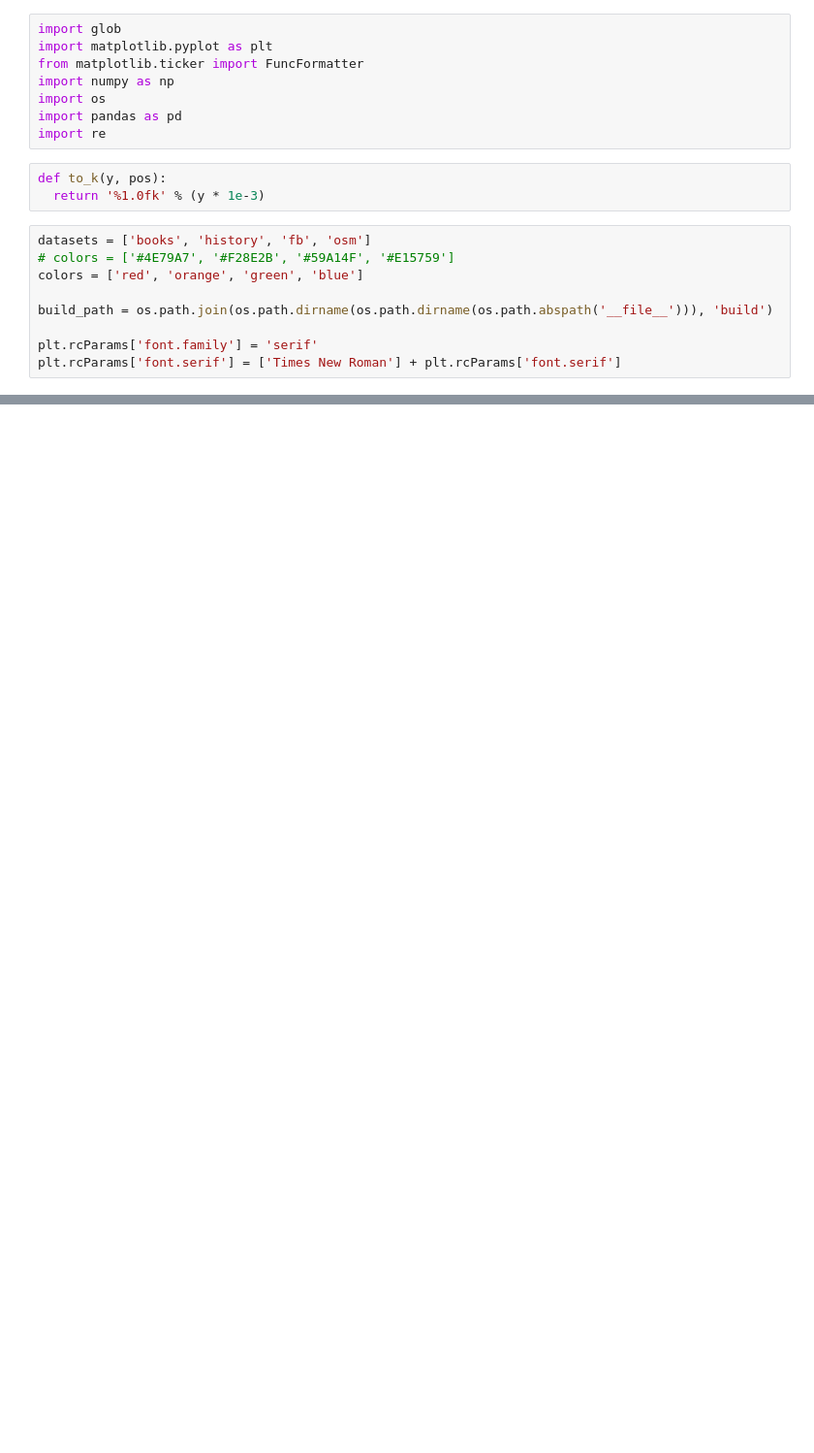
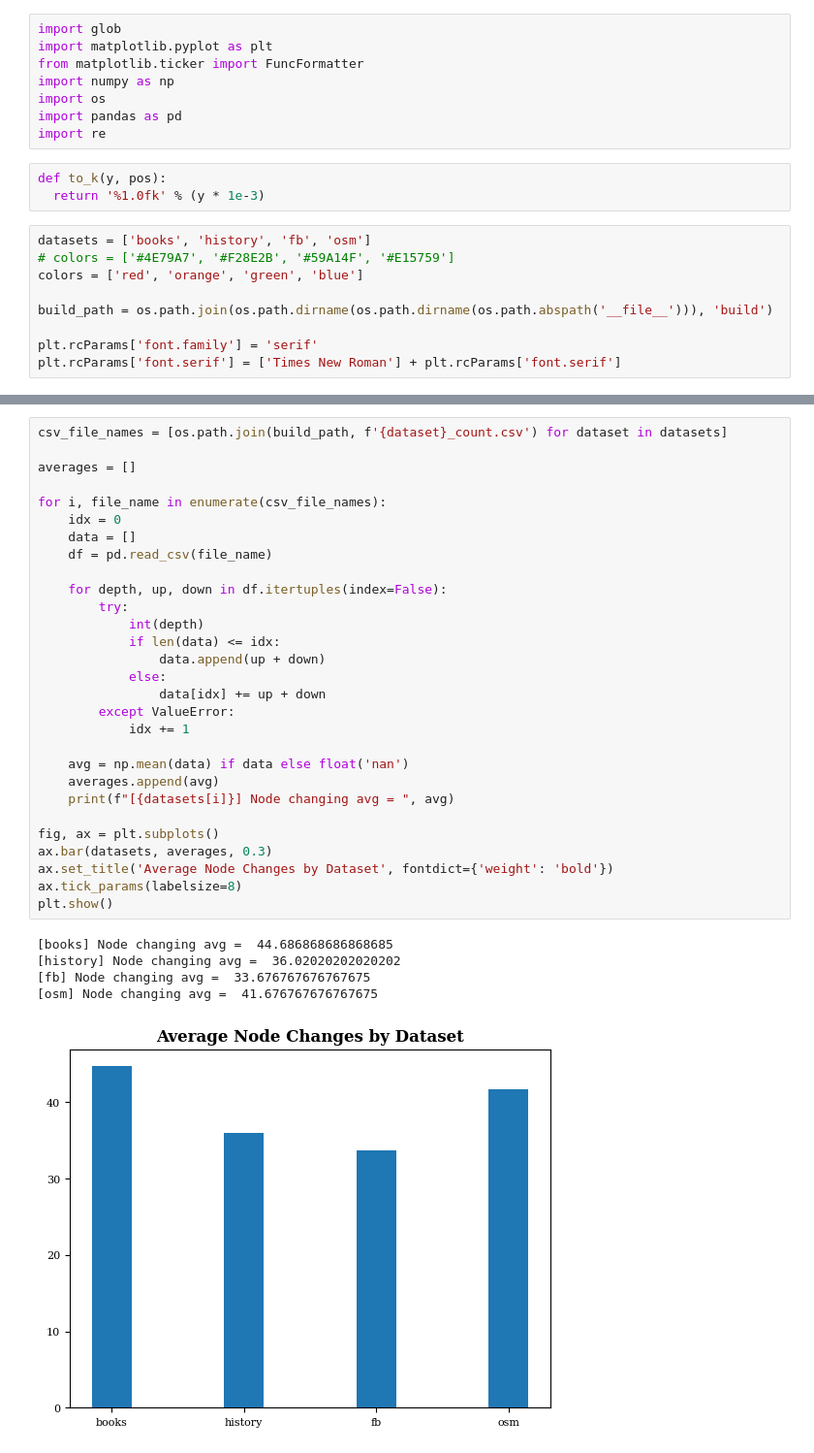
Before and after one commit to neokkk/GRE, a Jupyter notebook: scripts/cdf.ipynb, the cells around one changed output, grey strips where cells are left out. Shown: that part at 97% size. Cells and saved outputs as stored; diff of their text form; blank space fills up the shorter version.

```diff
--- a/scripts/cdf.ipynb
+++ b/scripts/cdf.ipynb
@@ -147,0 +153,35 @@ plt.show()
+# %%
+csv_file_names = [os.path.join(build_path, f'{dataset}_count.csv') for dataset in datasets]
+
+averages = []
+
+for i, file_name in enumerate(csv_file_names):
+    idx = 0
+    data = []
+    df = pd.read_csv(file_name)
+
+    for depth, up, down in df.itertuples(index=False):
+        try:
+            int(depth)
+            if len(data) <= idx:
+                data.append(up + down)
+            else:
+                data[idx] += up + down
+        except ValueError:
+            idx += 1
+
+    avg = np.mean(data) if data else float('nan')
+    averages.append(avg)
+    print(f"[{datasets[i]}] Node changing avg = ", avg)
+
+fig, ax = plt.subplots()
+ax.bar(datasets, averages, 0.3)
+ax.set_title('Average Node Changes by Dataset', fontdict={'weight': 'bold'})
+ax.tick_params(labelsize=8)
+plt.show()
+# %% [output]
+[books] Node changing avg =  44.686868686868685
+[history] Node changing avg =  36.02020202020202
+[fb] Node changing avg =  33.676767676767675
+[osm] Node changing avg =  41.676767676767675
+[figure, added]
```
Also changed, not shown: parts of 4 cells of this notebook.
